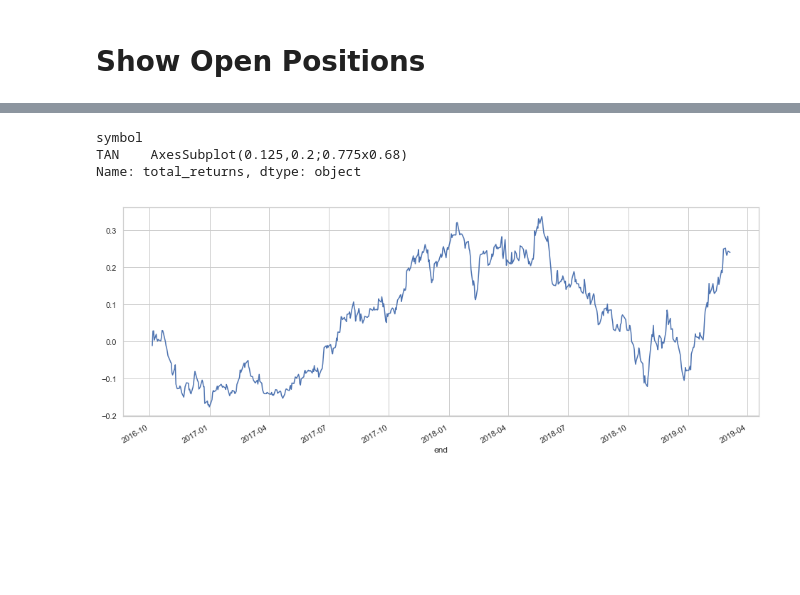
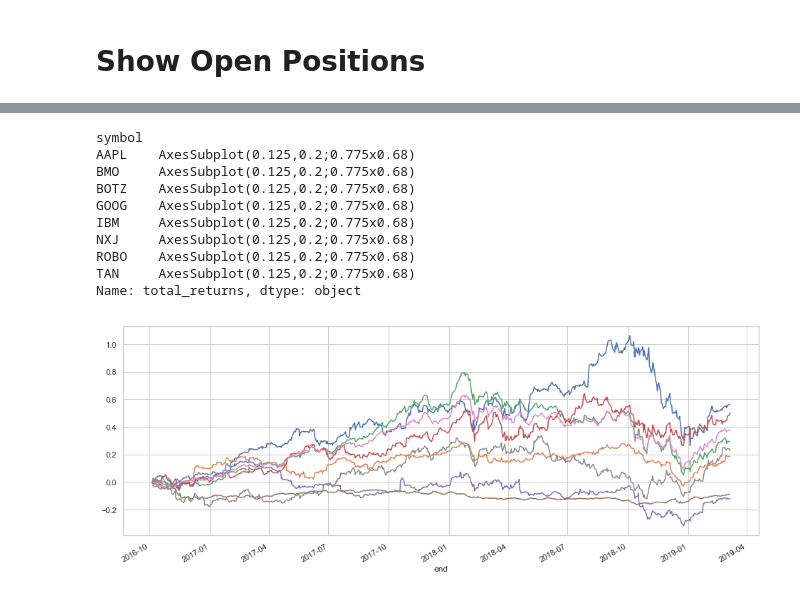
Before and after one commit to kz-qp/data-client, a Jupyter notebook: research.ipynb, the cells around one changed output, grey strips where cells are left out. Cells and saved outputs as stored; diff of their text form; code cells hidden in the pictures; blank space fills up the shorter version.

```diff
--- a/research.ipynb
+++ b/research.ipynb
@@ -42,0 +37,2 @@ positions
+# %%
+symbols = dict(zip(positions["symbolId"], positions["symbol"]))
@@ -42,0 +41,14 @@ positions
+# %%
+additional_securities = [
+    'BMO',
+    'AAPL',
+    "IBM",
+    "GOOG",
+    "NXJ"
+]
+
+for symbol in additional_securities:
+    matched_securities = client.search(symbol)
+    if len(matched_securities) > 1:
+        print("%s <=> %s" %(symbol, matched_securities[0]['symbol']))
+        symbols[matched_securities[0]['symbolId']] = matched_securities[0]['symbol']
@@ -45,12 +74,10 @@ FROM_DATE = '2016-10-01T00:00:00-05:00'
 TO_DATE = '2019-10-20T23:59:59-05:00'
 
 historicals = pd.DataFrame()
-for index, row in positions.iterrows():
-    symbol_id = row['symbolId']
-    symbol = row['symbol']
-    candles = pd.DataFrame(client.get_candles(symbol_id, FROM_DATE, TO_DATE, 'OneDay'))
+for symbolId, symbol in symbols.items():
+    candles = pd.DataFrame(client.get_candles(symbolId, FROM_DATE, TO_DATE, 'OneDay'))
     candles['end'] =  pd.to_datetime(candles['end'], format='%Y-%m-%d')
     candles['symbol'] = symbol
     candles['symbolId'] = symbol_id
     historicals = historicals.append(candles)
-historicals = historicals.set_index("end")
+historicals = historicals.set_index(["symbol", "end"])
@@ -131,8 +113,18 @@ historicals
+# %%
+historicals['daily_returns'] = historicals.groupby(level='symbol')['close'].apply(lambda x: x.pct_change())
+historicals['total_returns'] = historicals.groupby(level='symbol')['daily_returns'].apply(lambda x:                                                                                        (1 + x).cumprod() - 1)
 # %%
 plt.figure(figsize=(16, 6))
-botz_historicals.groupby('symbol')['total_returns'].plot()
+historicals.reset_index().set_index("end").groupby('symbol')['total_returns'].plot()
 # %% [output]
 symbol
-TAN    AxesSubplot(0.125,0.2;0.775x0.68)
+AAPL    AxesSubplot(0.125,0.2;0.775x0.68)
+BMO     AxesSubplot(0.125,0.2;0.775x0.68)
+BOTZ    AxesSubplot(0.125,0.2;0.775x0.68)
+GOOG    AxesSubplot(0.125,0.2;0.775x0.68)
+IBM     AxesSubplot(0.125,0.2;0.775x0.68)
+NXJ     AxesSubplot(0.125,0.2;0.775x0.68)
+ROBO    AxesSubplot(0.125,0.2;0.775x0.68)
+TAN     AxesSubplot(0.125,0.2;0.775x0.68)
 Name: total_returns, dtype: object
-[figure, old version]
+[figure, new version]
```
Also changed, not shown: parts of 19 cells of this notebook, 1 other file.
